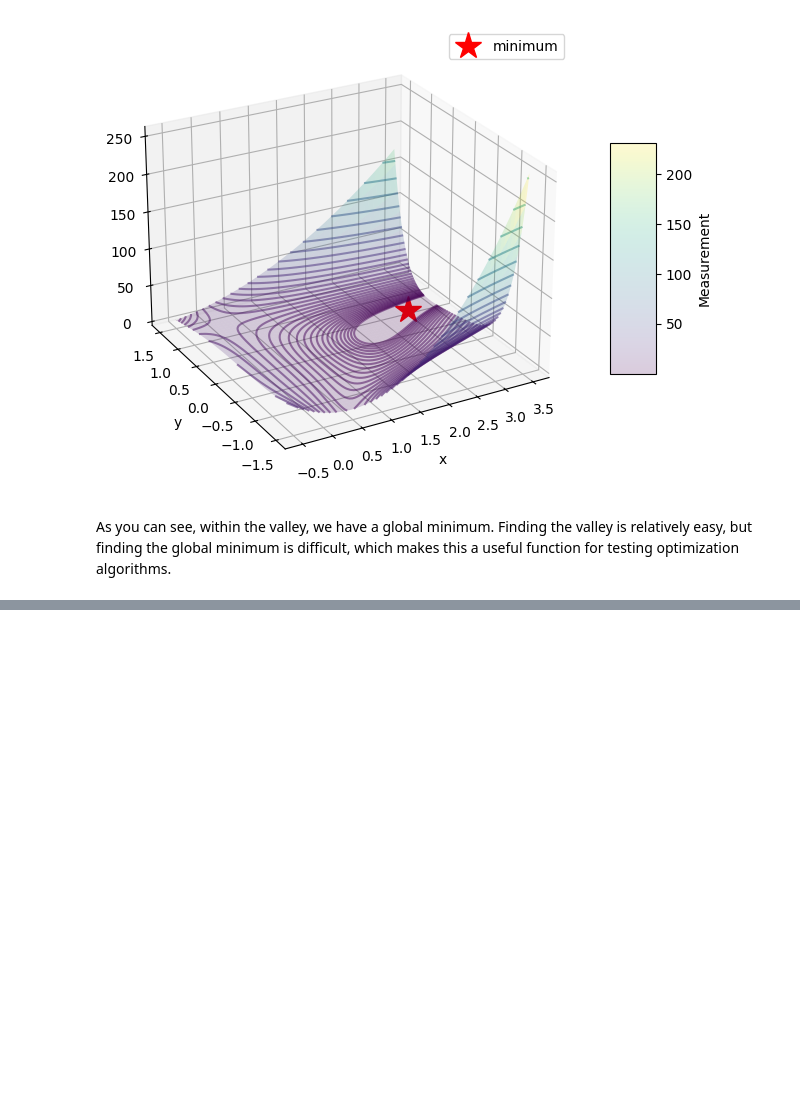
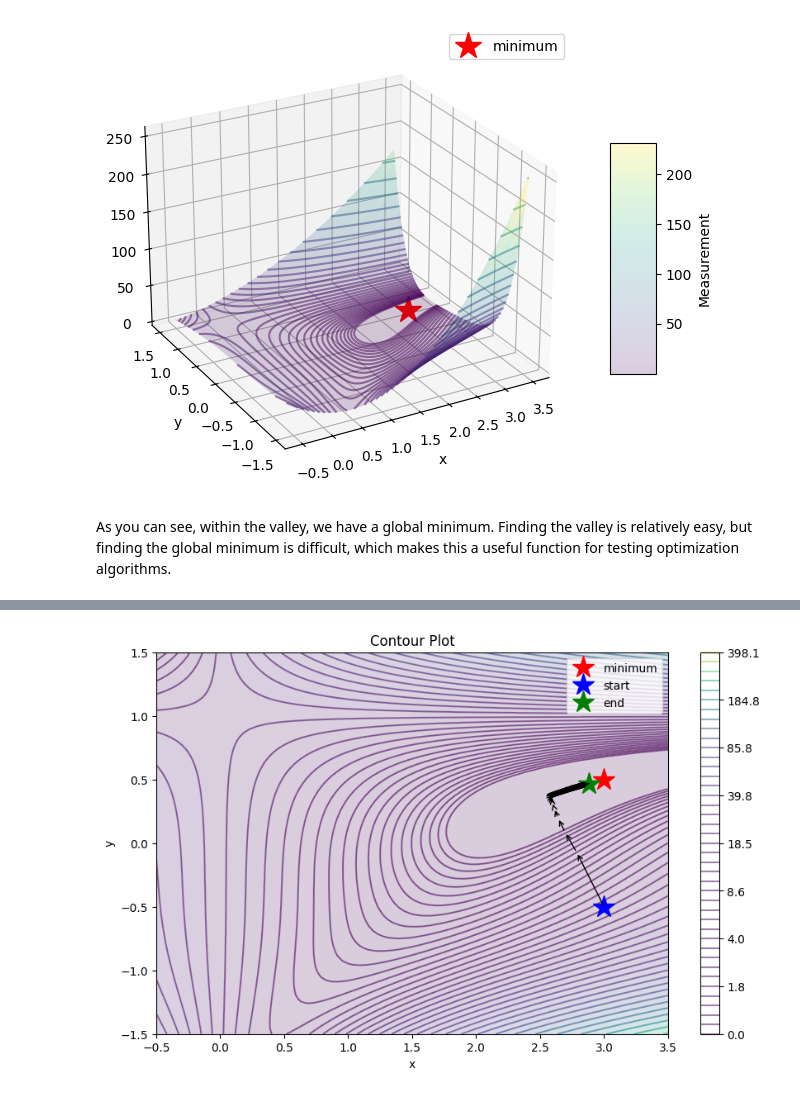
Before and after one commit to DnyaNvB/DeepLearning-Optimization-Methods, a Jupyter notebook: DL-optimization-functions.ipynb, the cells around one changed output, grey strips where cells are left out. Drawn from its saved outputs; the diff is of its cells as text; code cells hidden in the pictures; blank space fills up the shorter version.

```diff
--- a/DL-optimization-functions.ipynb
+++ b/DL-optimization-functions.ipynb
@@ -127,0 +212,17 @@ As you can see, within the valley, we have a global minimum. Finding the valley
+# %%
+#@title {run: "auto"}
+start_x = 3 #@param {type:"slider", min:-0.5, max:3.5, step:0.1}
+start_y = -0.5  #@param {type:"slider", min:-1.5, max:1.5, step:0.1}
+learning_rate = 0.02 #@param {type:"slider", min:0, max:0.02, step:0.0005}
+epochs = 150 #@param {type:"slider", min:1, max:150, step:1}
+is_first_order = True
+
+x = torch.tensor(start_x, dtype=torch.float32, requires_grad=True)
+y = torch.tensor(start_y, dtype=torch.float32, requires_grad=True)
+params = [x, y]
+states = []
+hyper_params = {"lr": learning_rate}
+
+optimize_loss(beale, GD_update, params, states, hyper_params, is_first_order)
+# %% [output]
+[figure, added]
```
Also changed, not shown: parts of 6 cells of this notebook.
